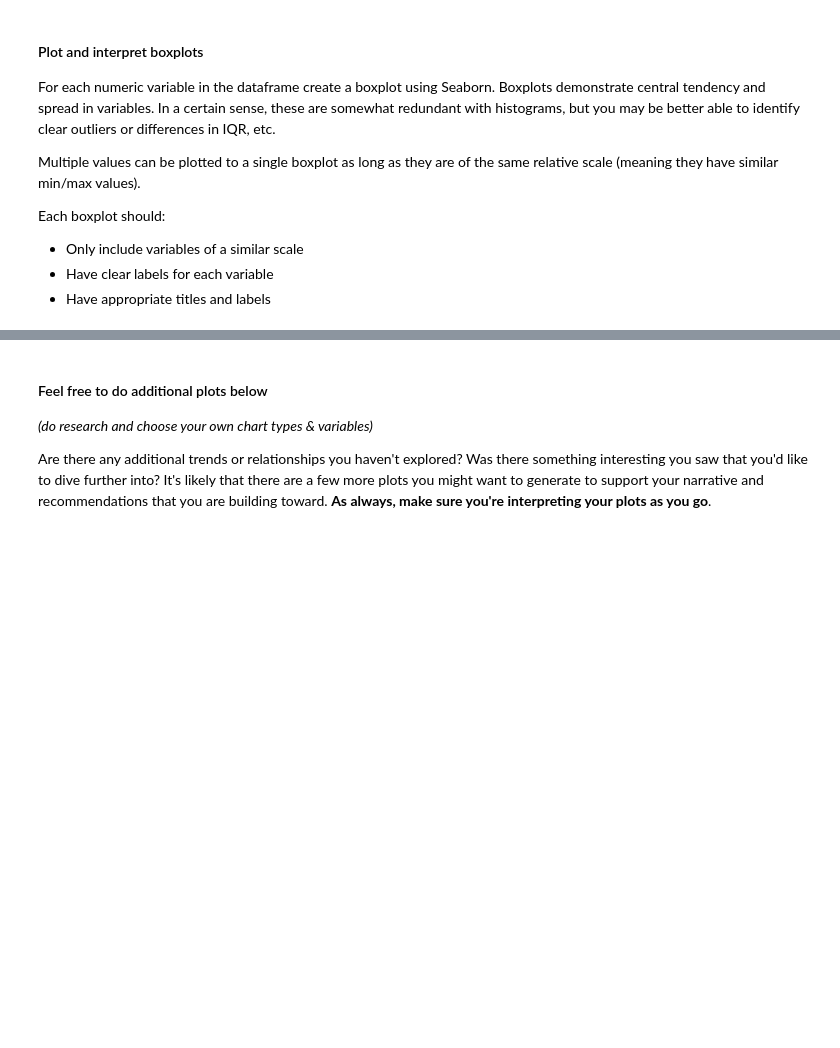
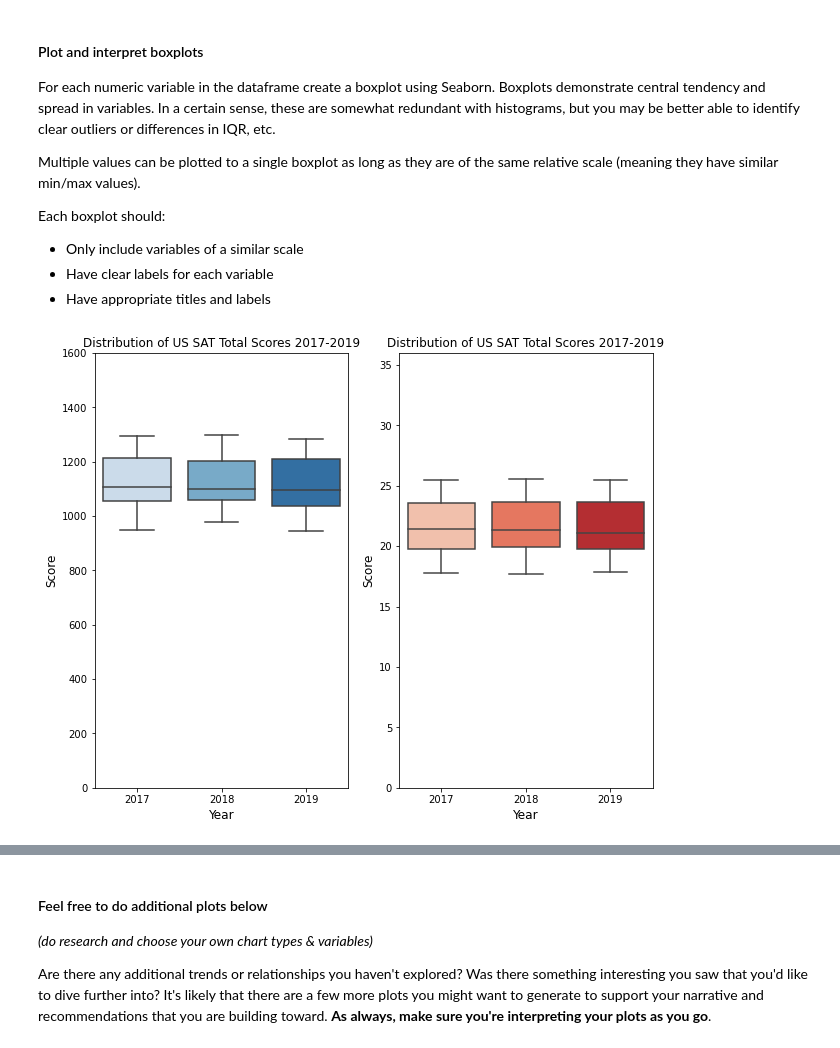
Before and after one commit to EricHeidbreder/GA_projects, a Jupyter notebook: projects/project-1-master/code/sat_act_data_HEIDBREDER.ipynb, the cells around one changed output, grey strips where cells are left out. Drawn from its saved outputs; the diff is of its cells as text; code cells hidden in the pictures; blank space fills up the shorter version.

Commit message:
Added boxplots

```diff
--- a/projects/project-1-master/code/sat_act_data_HEIDBREDER.ipynb
+++ b/projects/project-1-master/code/sat_act_data_HEIDBREDER.ipynb
@@ -1192,0 +1191,30 @@ Each boxplot should:
+# %%
+import seaborn as sns
+
+# creating variable for all math SAT data to use in sns.boxplots
+list_of_cols = [[final['math_sat_2017'], final['math_sat_2018'], final['math_sat_2019']],
+                [final['total_sat_2017'], final['total_sat_2018'], final['total_sat_2019']],
+                [final['composite_act_2017'], final['composite_act_2018'], final['composite_act_2019']],
+                [final['participation_act_2017'], final['participation_act_2018'], final['participation_act_2019']],
+                 [final['participation_sat_2019'], final['participation_sat_2019'], final['participation_sat_2019']]
+                ]
+labels = [2017, 2018, 2019]
+list_of_titles = ['Distribution of US SAT Math Scores 2017-2019', 'Distribution of US SAT Total Scores 2017-2019', 'Distribution of US ACT Composite Scores 2017-2019', 'Distribution of US ACT participation', 'Distribution of US SAT participation']
+# %%
+fig, axs = plt.subplots(1, 2, figsize=(10, 8))
+
+box_plot = sns.boxplot(data=list_of_cols[1], palette='Blues', ax=axs[0])
+box_plot.set_xlabel('Year', fontsize=12)
+box_plot.set_ylabel('Score', fontsize=12)
+box_plot.set_ylim(0, 1600)
+axs[0].set_xticklabels(labels=labels)
+axs[0].set_title(list_of_titles[1])
+
+box_plot = sns.boxplot(data=list_of_cols[2], palette='Reds', ax=axs[1])
+box_plot.set_xlabel('Year', fontsize=12)
+box_plot.set_ylabel('Score', fontsize=12)
+box_plot.set_ylim(0,36)
+axs[1].set_xticklabels(labels=labels)
+axs[1].set_title(list_of_titles[1]);
+# %% [output]
+[figure, added]
```
Also changed, not shown: parts of 3 cells of this notebook.
